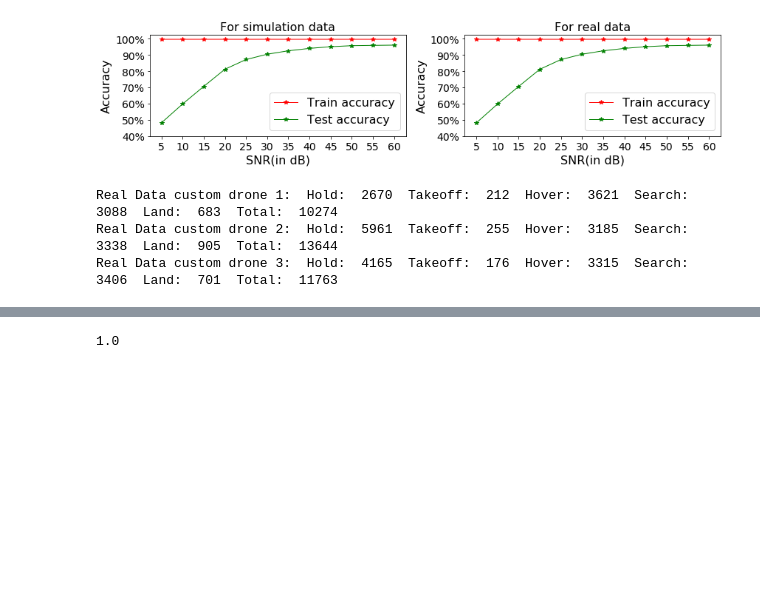
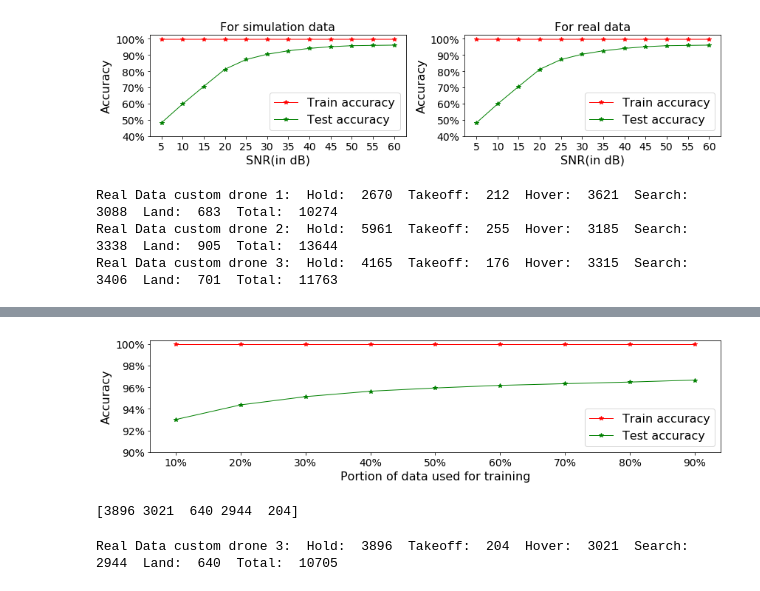
Before and after one commit to mrinmoysarkar/UAV-STATE-Estimation, a Jupyter notebook: Python_implementation/decisiontree_python_implementation.ipynb, the cells around one changed output, grey strips where cells are left out. Drawn from its saved outputs; the diff is of its cells as text; code cells hidden in the pictures; blank space fills up the shorter version.

```diff
--- a/Python_implementation/decisiontree_python_implementation.ipynb
+++ b/Python_implementation/decisiontree_python_implementation.ipynb
@@ -1538,5 +1571,62 @@ print(fbeta_score)
-# %%
-score,precision,recall,fbeta_score,support = calc_stat(clf,verticalX3,verticalY3)
-print(score)
-# %% [output]
-1.0
+# %%
+fig, ax1= plt.subplots(figsize = (12,3))
+
+
+
+ax1.plot(dpart, tscore, 'r*-',label='Train accuracy',linewidth=1)
+ax1.plot(dpart, tescore, 'g*-',label='Test accuracy',linewidth=1)
+
+
+xlabel=[str(int(i*100))+'%' for i in dpart]
+ytc = np.arange(90,101,2)
+ytclbl = [str(i)+'%' for i in ytc]
+
+ax1.set_xticks(dpart)
+ax1.set_yticks(ytc)
+ax1.set_xticklabels(xlabel,fontsize=14)
+ax1.set_yticklabels(ytclbl,fontsize=14)
+ax1.legend(fontsize=16,loc=4)
+ax1.set_xlabel('Portion of data used for training',fontsize=16)
+ax1.set_ylabel('Accuracy',fontsize=16)
+
+# ax1.set_title("For simulation data",fontsize=16)
+
+
+
+# ax2.plot(SNR, dtrain[0], 'r*-',label='Train accuracy',linewidth=1)
+# ax2.plot(SNR, dtest[0], 'g*-',label='Test accuracy',linewidth=1)
+
+
+# xlabel=[str(i) for i in SNR]
+# ytc = np.arange(40,101,10)
+# ytclbl = [str(i)+'%' for i in ytc]
+
+# ax2.set_xticks(SNR)
+# ax2.set_yticks(ytc)
+# ax2.set_xticklabels(xlabel,fontsize=14)
+# ax2.set_yticklabels(ytclbl,fontsize=14)
+# ax2.legend(fontsize=16)
+# ax2.set_xlabel('SNR(in dB)',fontsize=16)
+# ax2.set_ylabel('Accuracy',fontsize=16)
+
+# ax2.set_title("For real data",fontsize=16)
+
+
+fig.tight_layout()
+
+plt.show()
+# %% [output]
+[figure, added]
+# %%
+print(support)
+# %% [output]
+[3896 3021  640 2944  204]
+# %%
+print('Real Data custom drone 3: ', 'Hold: ', len(testY[testY=='Hold']),
+      ' Takeoff: ', len(testY[testY=='Takeoff']),
+      ' Hover: ', len(testY[testY=='Hover']),
+      ' Search: ', len(testY[testY=='Search']),
+      ' Land: ', len(testY[testY=='Land']),
+      ' Total: ', len(testY))
+# %% [output]
+Real Data custom drone 3:  Hold:  3896  Takeoff:  204  Hover:  3021  Search:  2944  Land:  640  Total:  10705
```
Also changed, not shown: parts of 1 cell of this notebook, 1 other file.
